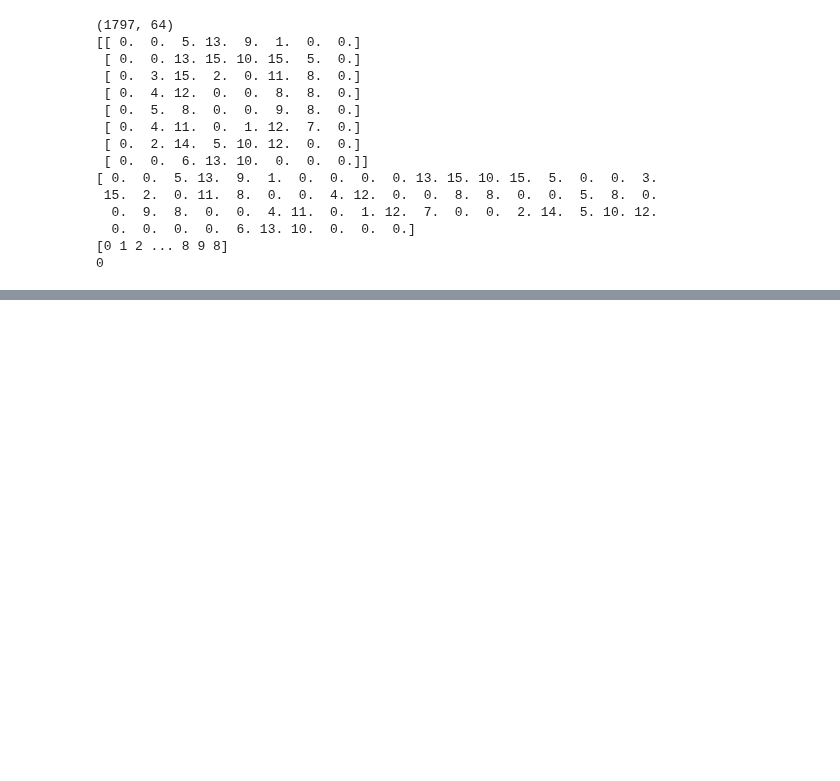
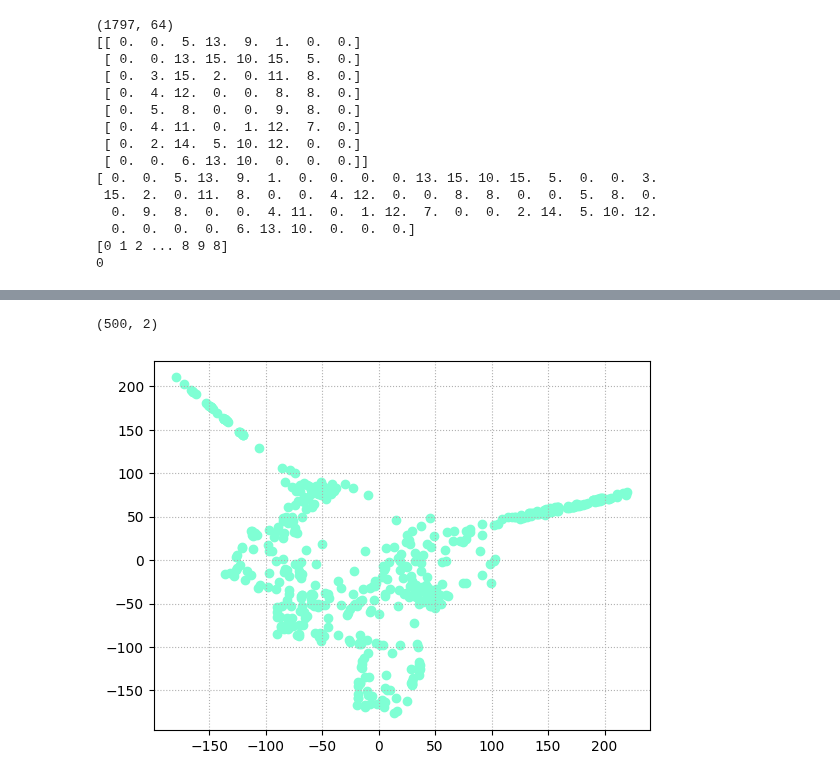
Before and after one commit to APozzi22/Astrostatistic, a Jupyter notebook: 13_MachineLearning_Introduction/Handwritten_Digits.ipynb, the cells around one changed output, grey strips where cells are left out. Saved outputs shown, nothing was run; the diff lists cells and outputs as text; code cells hidden in the pictures; blank space fills up the shorter version.

```diff
--- a/13_MachineLearning_Introduction/Handwritten_Digits.ipynb
+++ b/13_MachineLearning_Introduction/Handwritten_Digits.ipynb
@@ -111,0 +126,11 @@ print(digits.target[0])
+# %%
+embedding = Isomap(n_components=2)
+digits_transformed_500 = embedding.fit_transform(digits.data[:500])
+print(digits_transformed_500.shape)
+
+plt.scatter(digits_transformed_500[:, 0], digits_transformed_500[:, 1], color='aquamarine')
+plt.grid(linestyle=':')
+plt.show()
+# %% [output]
+(500, 2)
+[figure, added]
```
Also changed, not shown: parts of 10 cells of this notebook.
